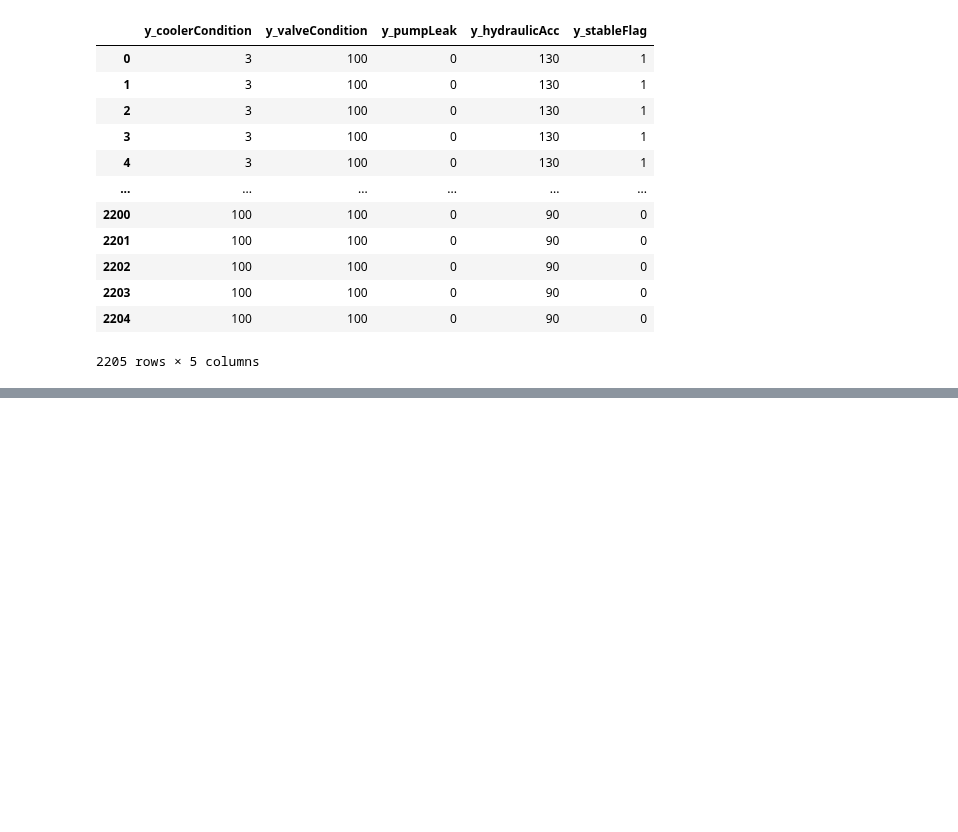
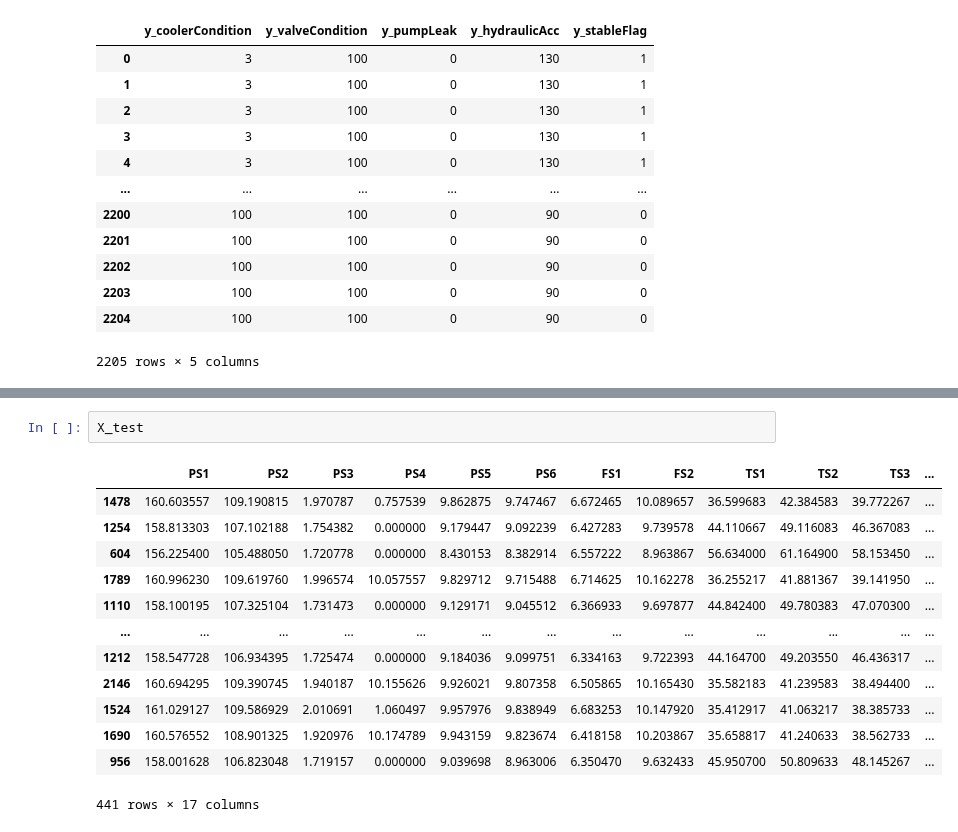
Before and after one commit to ajaykofficial/Machine-Learning, a Jupyter notebook: Condition Monitoring of Hydraulic System/KNN.ipynb, the cells around one changed output, grey strips where cells are left out. Saved outputs shown, nothing was run; the diff lists cells and outputs as text; blank space fills up the shorter version.

```diff
--- a/Condition Monitoring of Hydraulic System/KNN.ipynb
+++ b/Condition Monitoring of Hydraulic System/KNN.ipynb
@@ -88,0 +125,16 @@ y
+# %%
+X_test
+# %% [output]
+|  | PS1 | PS2 | PS3 | PS4 | PS5 | PS6 | FS1 | FS2 | TS1 | TS2 | TS3 | ... |
+| 1478 | 160.603557 | 109.190815 | 1.970787 | 0.757539 | 9.862875 | 9.747467 | 6.672465 | 10.089657 | 36.599683 | 42.384583 | 39.772267 | ... |
+| 1254 | 158.813303 | 107.102188 | 1.754382 | 0.000000 | 9.179447 | 9.092239 | 6.427283 | 9.739578 | 44.110667 | 49.116083 | 46.367083 | ... |
+| 604 | 156.225400 | 105.488050 | 1.720778 | 0.000000 | 8.430153 | 8.382914 | 6.557222 | 8.963867 | 56.634000 | 61.164900 | 58.153450 | ... |
+| 1789 | 160.996230 | 109.619760 | 1.996574 | 10.057557 | 9.829712 | 9.715488 | 6.714625 | 10.162278 | 36.255217 | 41.881367 | 39.141950 | ... |
+| 1110 | 158.100195 | 107.325104 | 1.731473 | 0.000000 | 9.129171 | 9.045512 | 6.366933 | 9.697877 | 44.842400 | 49.780383 | 47.070300 | ... |
+| ... | ... | ... | ... | ... | ... | ... | ... | ... | ... | ... | ... | ... |
+| 1212 | 158.547728 | 106.934395 | 1.725474 | 0.000000 | 9.184036 | 9.099751 | 6.334163 | 9.722393 | 44.164700 | 49.203550 | 46.436317 | ... |
+| 2146 | 160.694295 | 109.390745 | 1.940187 | 10.155626 | 9.926021 | 9.807358 | 6.505865 | 10.165430 | 35.582183 | 41.239583 | 38.494400 | ... |
+| 1524 | 161.029127 | 109.586929 | 2.010691 | 1.060497 | 9.957976 | 9.838949 | 6.683253 | 10.147920 | 35.412917 | 41.063217 | 38.385733 | ... |
+| 1690 | 160.576552 | 108.901325 | 1.920976 | 10.174789 | 9.943159 | 9.823674 | 6.418158 | 10.203867 | 35.658817 | 41.240633 | 38.562733 | ... |
+| 956 | 158.001628 | 106.823048 | 1.719157 | 0.000000 | 9.039698 | 8.963006 | 6.350470 | 9.632433 | 45.950700 | 50.809633 | 48.145267 | ... |
+441 rows × 17 columns
```
Also changed, not shown: parts of 7 cells of this notebook.
